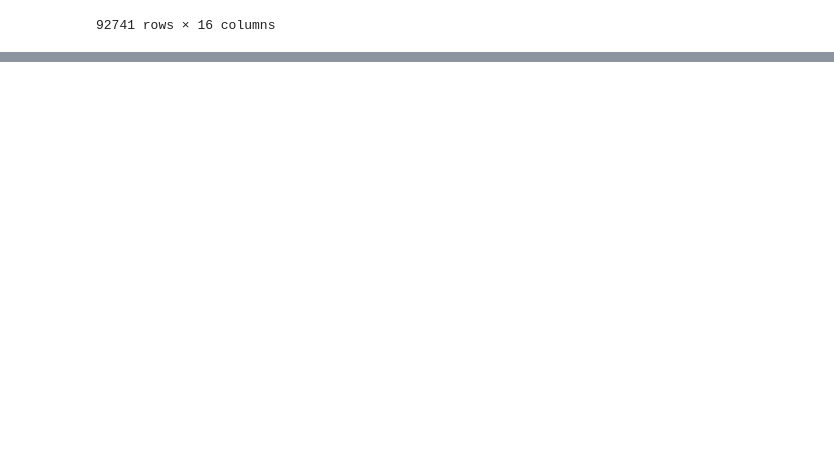
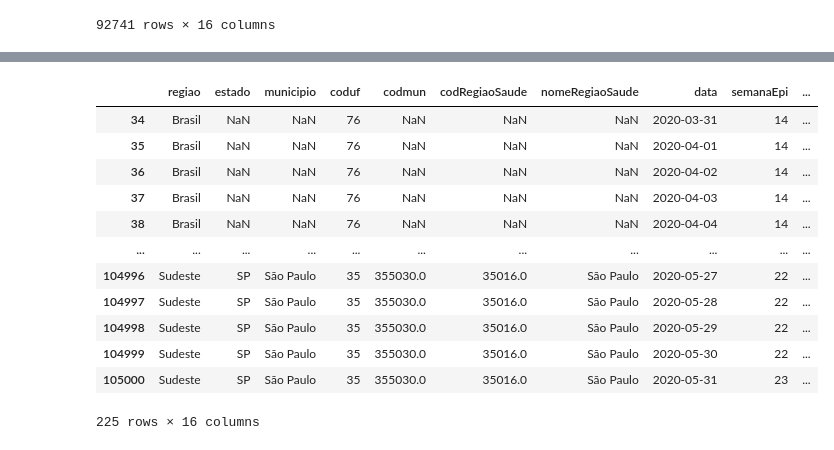
Before and after one commit to LeonardoMafra/Python_Data_Science, a Jupyter notebook: Pandas_DS.ipynb, the cells around one changed output, grey strips where cells are left out. Saved outputs shown, nothing was run; the diff lists cells and outputs as text; code cells hidden in the pictures; blank space fills up the shorter version.

```diff
--- a/Pandas_DS.ipynb
+++ b/Pandas_DS.ipynb
@@ -226,3 +229,23 @@ dados_covid[dados_covid['municipio']=='Valinhos'].head()
 # Filtrar null
 
 dados_covid[(dados_covid['regiao'].isin(lista))]
+# %%
+# verificando casos onde os casos foram altos
+
+mais_casos = dados_covid.casosNovos > 1000
+
+dados_covid[mais_casos]
+# %% [output]
+|  | regiao | estado | municipio | coduf | codmun | codRegiaoSaude | nomeRegiaoSaude | data | semanaEpi | ... |
+| 34 | Brasil | NaN | NaN | 76 | NaN | NaN | NaN | 2020-03-31 | 14 | ... |
+| 35 | Brasil | NaN | NaN | 76 | NaN | NaN | NaN | 2020-04-01 | 14 | ... |
+| 36 | Brasil | NaN | NaN | 76 | NaN | NaN | NaN | 2020-04-02 | 14 | ... |
+| 37 | Brasil | NaN | NaN | 76 | NaN | NaN | NaN | 2020-04-03 | 14 | ... |
+| 38 | Brasil | NaN | NaN | 76 | NaN | NaN | NaN | 2020-04-04 | 14 | ... |
+| ... | ... | ... | ... | ... | ... | ... | ... | ... | ... | ... |
+| 104996 | Sudeste | SP | São Paulo | 35 | 355030.0 | 35016.0 | São Paulo | 2020-05-27 | 22 | ... |
+| 104997 | Sudeste | SP | São Paulo | 35 | 355030.0 | 35016.0 | São Paulo | 2020-05-28 | 22 | ... |
+| 104998 | Sudeste | SP | São Paulo | 35 | 355030.0 | 35016.0 | São Paulo | 2020-05-29 | 22 | ... |
+| 104999 | Sudeste | SP | São Paulo | 35 | 355030.0 | 35016.0 | São Paulo | 2020-05-30 | 22 | ... |
+| 105000 | Sudeste | SP | São Paulo | 35 | 355030.0 | 35016.0 | São Paulo | 2020-05-31 | 23 | ... |
+225 rows × 16 columns
```
Also changed, not shown: parts of 6 cells of this notebook.
